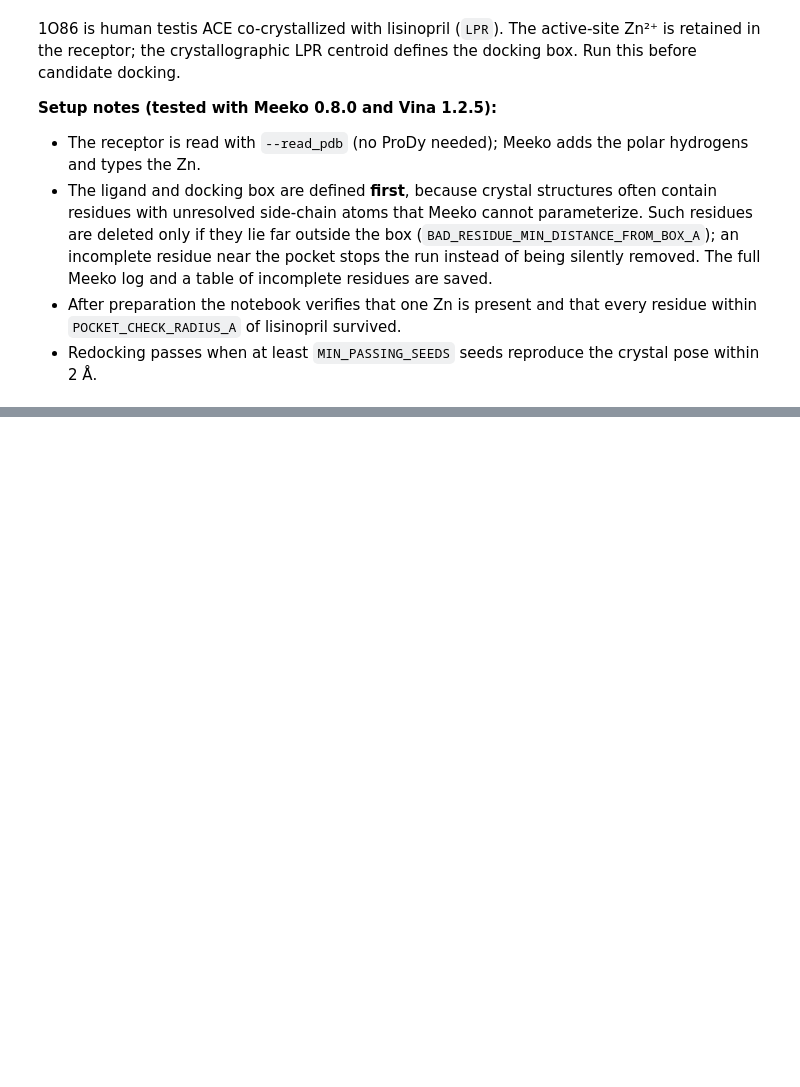
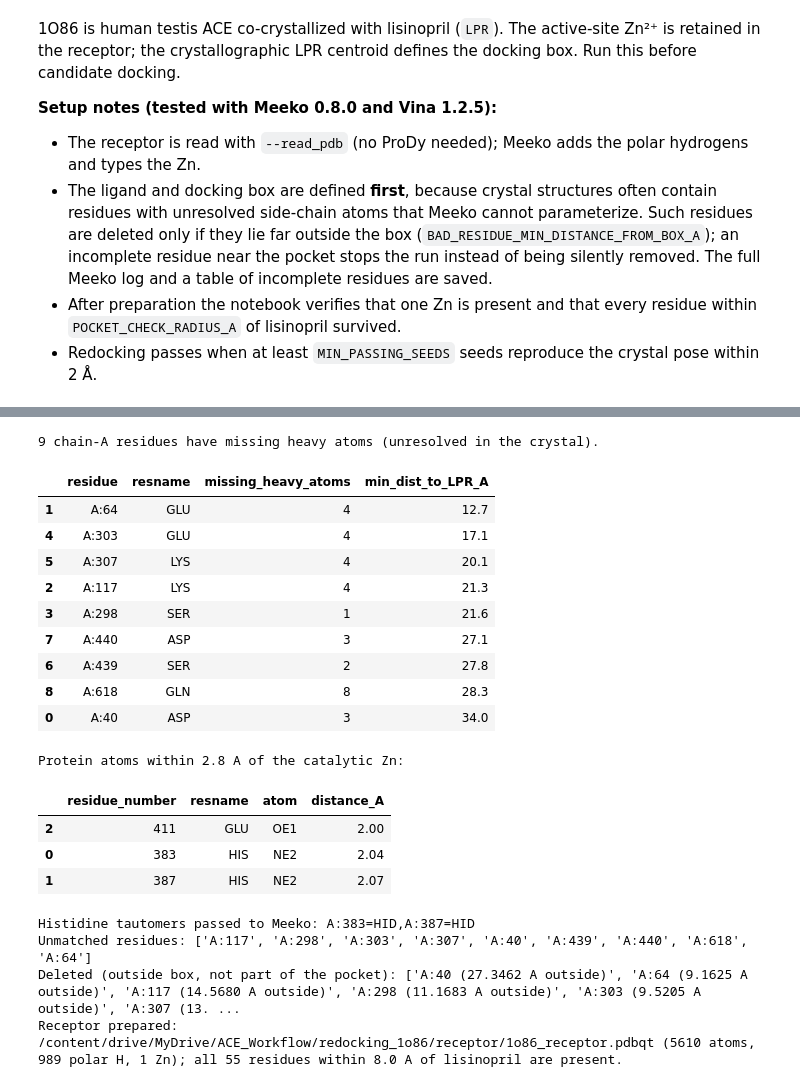
Before and after one commit to saziai/ACE_Workflow, a Jupyter notebook: notebooks/4-ACE-REDOCK-1O86.ipynb, the cells around one changed output, grey strips where cells are left out. Cells and saved outputs as stored; diff of their text form; code cells hidden in the pictures; blank space fills up the shorter version.

```diff
--- a/notebooks/4-ACE-REDOCK-1O86.ipynb
+++ b/notebooks/4-ACE-REDOCK-1O86.ipynb
@@ -123,6 +135,29 @@ io = PDBIO(); io.set_structure(structure); io.save(str(receptor_pdb), ACERecepto
 receptor_lines = [(l[:16] + ' ' + l[17:]) if l.startswith(('ATOM', 'HETATM')) else l for l in receptor_pdb.read_text().splitlines()]
 receptor_pdb.write_text('\n'.join(receptor_lines) + '\n')
 
+# --- Zn coordination audit and histidine tautomers -------------------------------------------------------------
+# Meeko protonates HIS as HIE (hydrogen on NE2) by default. A histidine that binds the Zn through NE2 must be HID
+# (hydrogen on ND1); otherwise a hydrogen is placed on the coordinating nitrogen, about 1 A from the metal.
+zn_residues = [r for r in structure[0]['A'] if r.get_resname().strip() == 'ZN']
+if len(zn_residues) != 1: raise RuntimeError(f'Expected one Zn in chain A, found {len(zn_residues)}.')
+zn_xyz = np.array(list(zn_residues[0])[0].coord)
+zn_rows = []
+for residue in structure[0]['A']:
+    if residue.id[0] != ' ': continue
+    for atom in residue:
+        element = (atom.element or atom.get_id()[:1]).upper()
+        d = float(np.linalg.norm(atom.coord - zn_xyz))
+        if element in {'N', 'O', 'S'} and d <= 2.8:
+            zn_rows.append({'residue_number': residue.id[1], 'resname': residue.get_resname().strip(), 'atom': atom.get_id(), 'distance_A': round(d, 2)})
+zn_contacts = pd.DataFrame(zn_rows, columns=['residue_number', 'resname', 'atom', 'distance_A']).sort_values('distance_A')
+zn_contacts.to_csv(PATHS['REDOCKING_ANALYSIS'] / '1o86_zn_coordination.csv', index=False)
+print('Protein atoms within 2.8 A of the catalytic Zn:'); display(zn_contacts)
+if len(zn_contacts) != 3: print(f'WARNING: {len(zn_contacts)} protein ligands found; the ACE Zn site is normally coordinated by 2 His + 1 Glu. Inspect the structure.')
+hid = sorted(zn_contacts.query("resname == 'HIS' and atom == 'NE2'").residue_number.unique())   # NE2 binds Zn -> H on ND1
+hie = sorted(zn_contacts.query("resname == 'HIS' and atom == 'ND1'").residue_number.unique())   # ND1 binds Zn -> H on NE2
+set_template = ','.join([f'A:{n}=HID' for n in hid] + [f'A:{n}=HIE' for n in hie])
+print('Histidine tautomers passed to Meeko:', set_template or '(none)')
+
 output_base = PATHS['REDOCKING_RECEPTOR'] / '1o86_receptor'
 meeko_log = PATHS['REDOCKING_RECEPTOR'] / '1o86_receptor_meeko.log'
 # --read_pdb avoids ProDy; Meeko adds polar hydrogens and types the Zn.
@@ -132,38 +167,65 @@ cmd = [MEEKO_RECEPTOR, '--read_pdb', str(receptor_pdb), '-o', str(output_base),
        '--box_center', *[f'{box[k]:.3f}' for k in ('center_x', 'center_y', 'center_z')],
        '--box_size', *[f'{box[k]:.3f}' for k in ('size_x', 'size_y', 'size_z')],
        '--delete_bad_res_from_box_radius', str(BAD_RESIDUE_MIN_DISTANCE_FROM_BOX_A)]
+if set_template: cmd += ['--set_template', set_template]
 run = subprocess.run(cmd, text=True, capture_output=True)
 log_text = run.stdout + run.stderr
 meeko_log.write_text(log_text)                       # full log; never truncated
 unmatched = sorted(set(re.findall(r"No template matched for residue_key='([^']+)'", log_text)))
 deleted = re.findall(r'Ignored (\S+): ([\d.]+) A outside box', log_text)
 receptor_pdbqt = output_base.with_suffix('.pdbqt')
 if run.returncode or not receptor_pdbqt.exists():
     near = [r for r in unmatched if r not in {d[0] for d in deleted}]
     raise RuntimeError(
         f'Meeko could not prepare the receptor. Unmatched residues: {unmatched}. Not deletable because they lie within '
         f'{BAD_RESIDUE_MIN_DISTANCE_FROM_BOX_A} A of the docking box (pocket region): {near}. '
         f'Repair them (e.g. PDBFixer / Modeller) or choose a different structure; do not delete pocket residues blindly. '
         f'Full log: {meeko_log}\n--- last lines ---\n' + log_text[-1200:])
 print(f'Unmatched residues: {unmatched}')
 print('Deleted (outside box, not part of the pocket):', [f'{r} ({d} A outside)' for r, d in deleted])
 
 # Sanity checks: exactly one catalytic Zn, polar hydrogens present, and no pocket residue lost.
 pdbqt_atoms = [l for l in receptor_pdbqt.read_text().splitlines() if l.startswith(('ATOM', 'HETATM'))]
 atom_types = [l[77:79].strip() for l in pdbqt_atoms]
 n_zn, n_hd = atom_types.count('Zn'), atom_types.count('HD')
 if n_zn != 1: raise RuntimeError(f'Expected one Zn in the receptor PDBQT, found {n_zn}.')
 if n_hd == 0: raise RuntimeError('Receptor PDBQT has no polar hydrogens (HD); check Meeko output.')
+# No polar hydrogen may sit on a Zn-coordinating atom (would be < ~2.5 A from the metal).
+zn_pdbqt = [np.array([float(l[30:38]), float(l[38:46]), float(l[46:54])]) for l in pdbqt_atoms if l[77:79].strip() == 'Zn']
+h_near_zn = [(l[17:20].strip(), l[22:26].strip(), l[12:16].strip()) for l in pdbqt_atoms if l[77:79].strip() == 'HD'
+             and np.linalg.norm(np.array([float(l[30:38]), float(l[38:46]), float(l[46:54])]) - zn_pdbqt[0]) < 2.5]
+if h_near_zn: raise RuntimeError(f'Polar hydrogen(s) within 2.5 A of the Zn in the prepared receptor: {h_near_zn}. Fix the coordinating residue protonation (--set_template).')
 kept = {(l[21], int(l[22:26])) for l in pdbqt_atoms}
 pocket = set()
 for residue in structure[0]['A']:
     if residue.id[0] == ' ':
         xyz = np.array([a.coord for a in residue])
         if cdist(xyz, lig_heavy_xyz).min() <= POCKET_CHECK_RADIUS_A: pocket.add(('A', residue.id[1]))
 lost = sorted(pocket - kept)
 if lost: raise RuntimeError(f'Pocket residues (within {POCKET_CHECK_RADIUS_A} A of lisinopril) missing from the prepared receptor: {lost}')
 print(f'Receptor prepared: {receptor_pdbqt} ({len(pdbqt_atoms)} atoms, {n_hd} polar H, {n_zn} Zn); '
       f'all {len(pocket)} residues within {POCKET_CHECK_RADIUS_A} A of lisinopril are present.')
+# %% [output]
+9 chain-A residues have missing heavy atoms (unresolved in the crystal).
+|  | residue | resname | missing_heavy_atoms | min_dist_to_LPR_A |
+| 1 | A:64 | GLU | 4 | 12.7 |
+| 4 | A:303 | GLU | 4 | 17.1 |
+| 5 | A:307 | LYS | 4 | 20.1 |
+| 2 | A:117 | LYS | 4 | 21.3 |
+| 3 | A:298 | SER | 1 | 21.6 |
+| 7 | A:440 | ASP | 3 | 27.1 |
+| 6 | A:439 | SER | 2 | 27.8 |
+| 8 | A:618 | GLN | 8 | 28.3 |
+| 0 | A:40 | ASP | 3 | 34.0 |
+Protein atoms within 2.8 A of the catalytic Zn:
+|  | residue_number | resname | atom | distance_A |
+| 2 | 411 | GLU | OE1 | 2.00 |
+| 0 | 383 | HIS | NE2 | 2.04 |
+| 1 | 387 | HIS | NE2 | 2.07 |
+Histidine tautomers passed to Meeko: A:383=HID,A:387=HID
+Unmatched residues: ['A:117', 'A:298', 'A:303', 'A:307', 'A:40', 'A:439', 'A:440', 'A:618', 'A:64']
+Deleted (outside box, not part of the pocket): ['A:40 (27.3462 A outside)', 'A:64 (9.1625 A outside)', 'A:117 (14.5680 A outside)', 'A:298 (11.1683 A outside)', 'A:303 (9.5205 A outside)', 'A:307 (13. ...
+Receptor prepared: /content/drive/MyDrive/ACE_Workflow/redocking_1o86/receptor/1o86_receptor.pdbqt (5610 atoms, 989 polar H, 1 Zn); all 55 residues within 8.0 A of lisinopril are present.
 # %%
 runs = []
 for seed in SEEDS:
```
Also changed, not shown: parts of 14 cells of this notebook, 27 other files.
